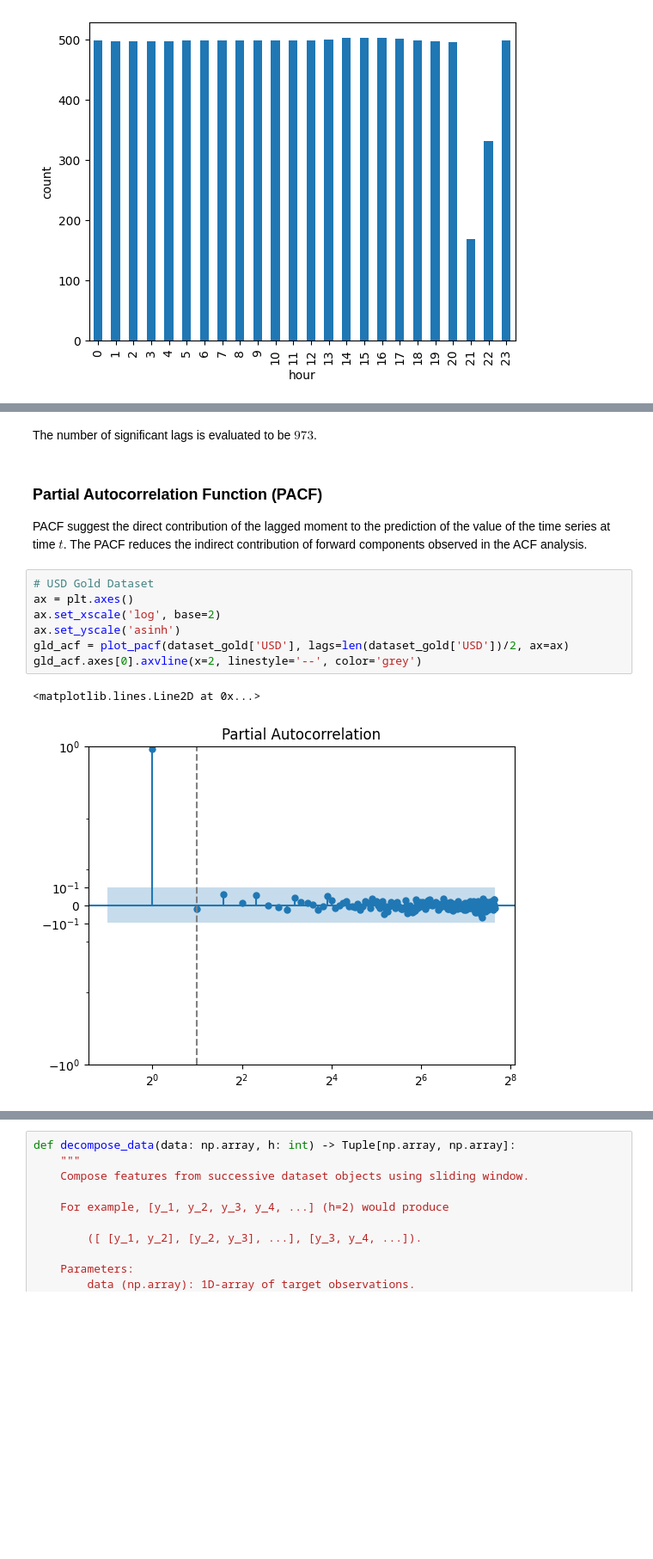
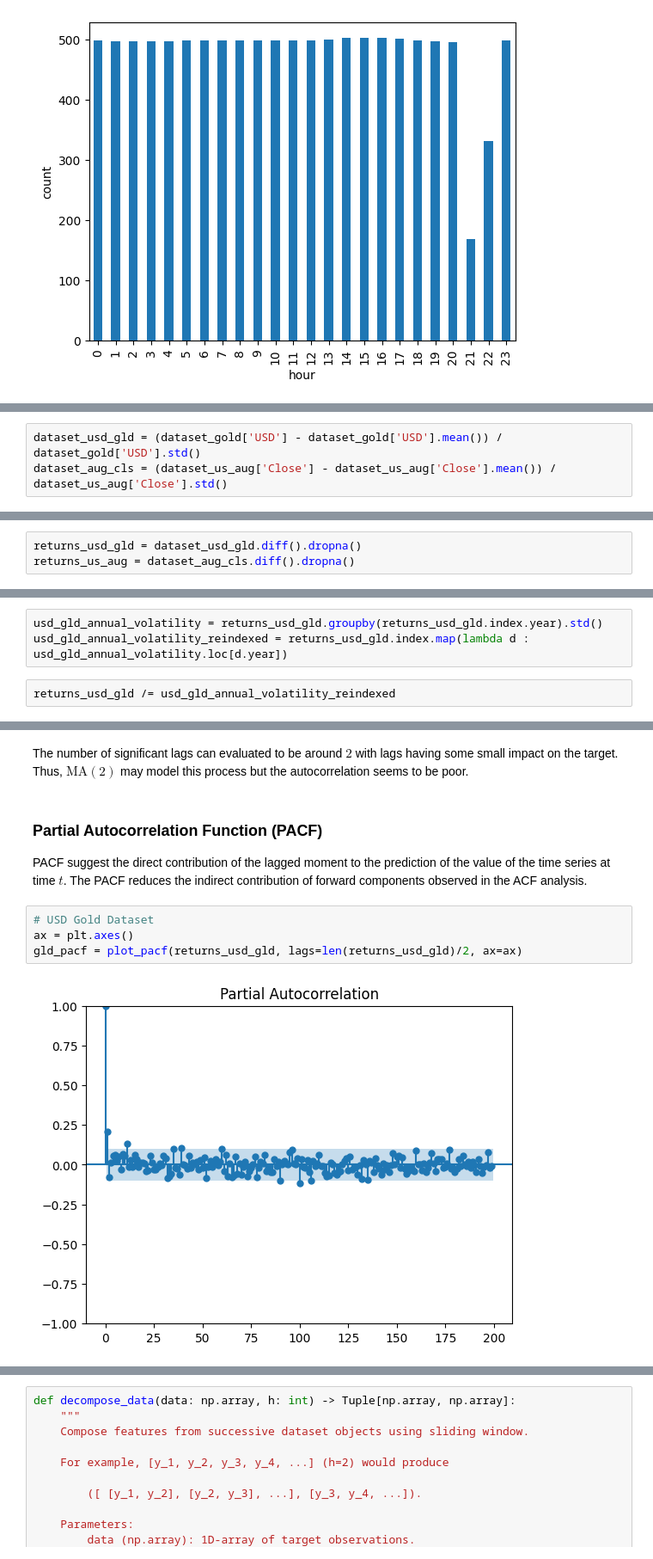
Before and after one commit to IU-Capstone-Project-2025/Metalytics, a Jupyter notebook: ml/notebooks/01_filter_design.ipynb, the cells around one changed output, grey strips where cells are left out. Shown at 86% size. Cells and saved outputs as stored; diff of their text form; blank space fills up the shorter version.

Commit message:
finish time series analysis and create baseline model

```diff
--- a/ml/notebooks/01_filter_design.ipynb
+++ b/ml/notebooks/01_filter_design.ipynb
@@ -552,0 +595,3 @@ Moreover, the significance area is computed to detect correlation components tha
+# %%
+dataset_usd_gld = (dataset_gold['USD'] - dataset_gold['USD'].mean()) / dataset_gold['USD'].std()
+dataset_aug_cls = (dataset_us_aug['Close'] - dataset_us_aug['Close'].mean()) / dataset_us_aug['Close'].std()
@@ -552,0 +638,3 @@ Moreover, the significance area is computed to detect correlation components tha
+# %%
+returns_usd_gld = dataset_usd_gld.diff().dropna()
+returns_us_aug = dataset_aug_cls.diff().dropna()
@@ -552,0 +671,5 @@ Moreover, the significance area is computed to detect correlation components tha
+# %%
+usd_gld_annual_volatility = returns_usd_gld.groupby(returns_usd_gld.index.year).std()
+usd_gld_annual_volatility_reindexed = returns_usd_gld.index.map(lambda d : usd_gld_annual_volatility.loc[d.year])
+# %%
+returns_usd_gld /= usd_gld_annual_volatility_reindexed
@@ -585,5 +723,5 @@ significant_lags[-1]
 # %% [markdown]
-The number of significant lags is evaluated to be $973$.
+The number of significant lags can evaluated to be around $2$ with lags having some small impact on the target. Thus, $\text{MA}(2)$ may model this process but the autocorrelation seems to be poor.
 # %% [markdown]
 ### Partial Autocorrelation Function (PACF)
 
@@ -591,10 +729,6 @@ PACF suggest the direct contribution of the lagged moment to the prediction of t
 # %%
 # USD Gold Dataset
 ax = plt.axes()
-ax.set_xscale('log', base=2)
-ax.set_yscale('asinh')
-gld_acf = plot_pacf(dataset_gold['USD'], lags=len(dataset_gold['USD'])/2, ax=ax)
-gld_acf.axes[0].axvline(x=2, linestyle='--', color='grey')
+gld_pacf = plot_pacf(returns_usd_gld, lags=len(returns_usd_gld)/2, ax=ax)
 # %% [output]
-<matplotlib.lines.Line2D at 0x...>
-[figure, old version]
+[figure, new version]
```
Also changed, not shown: parts of 87 cells of this notebook, 1 other file.
